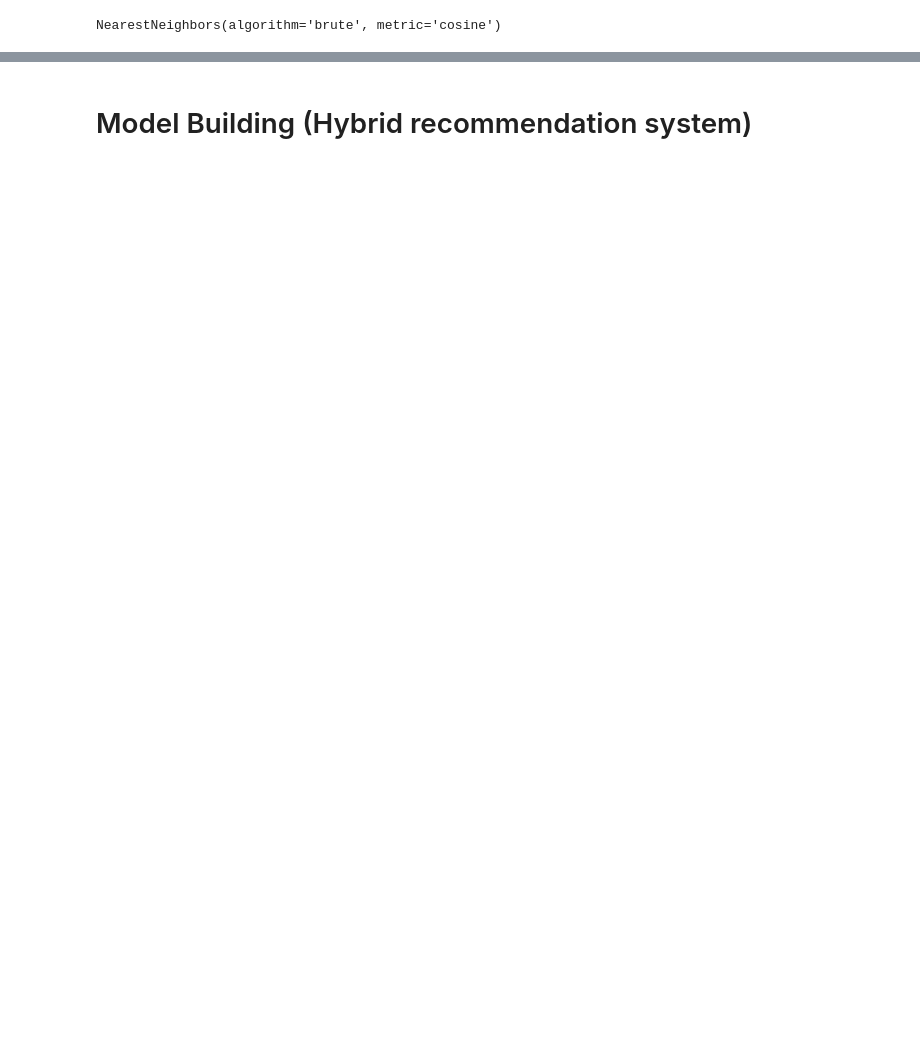
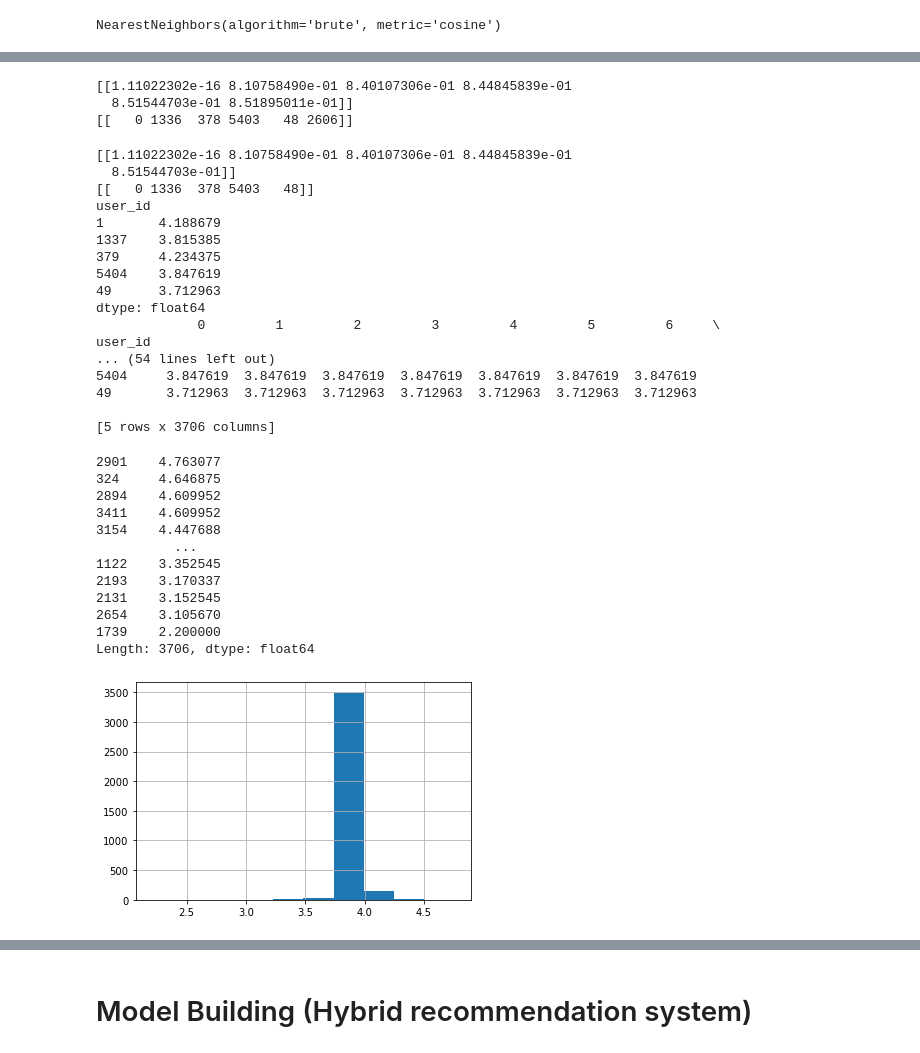
Before and after one commit to LazySiru/movieRecommendation, a Jupyter notebook: recommendationSystem/Recommendation.ipynb, the cells around one changed output, grey strips where cells are left out. Drawn from its saved outputs; the diff is of its cells as text; code cells hidden in the pictures; blank space fills up the shorter version.

```diff
--- a/recommendationSystem/Recommendation.ipynb
+++ b/recommendationSystem/Recommendation.ipynb
@@ -460,0 +464,4 @@ user_item_csr
+# %%
+
+user_rating_avg = user_item_matrix.apply(lambda row: row[row != 0].mean(), axis=1)
+user_rating_avg
@@ -463,6 +521,6 @@ user_item_csr
 from sklearn.neighbors import NearestNeighbors
 
 knn_cf = NearestNeighbors(metric='cosine', algorithm='brute')
-knn_cf.fit(user_item_csr)
+knn_cf.fit(modified_df)
 # %% [output]
 NearestNeighbors(algorithm='brute', metric='cosine')
@@ -469,3 +543,77 @@ NearestNeighbors(algorithm='brute', metric='cosine')
+# %%
+
+user_id = 1
+
+user_idx = users[users['user_id'] == user_id].index
+user_vect =
+
+distances_cf, idx_cf = knn_cf.kneighbors(
+    user_vect,
+    n_neighbors = 5 + 1
+)
+
+print(distances_cf)
+print(idx_cf)
+# %% [output]
+[[1.11022302e-16 8.10758490e-01 8.40107306e-01 8.44845839e-01
+  8.51544703e-01 8.51895011e-01]]
+[[   0 1336  378 5403   48 2606]]
+# %%
+def clf(user_id, n_neighbors = 5):
+    user_idx = users[users['user_id'] == user_id].index
+    user_vect = modified_df.iloc[user_idx, :]
+
+    distances_cf, idx_cf = knn_cf.kneighbors(
+        user_vect,
+        n_neighbors = n_neighbors
+    )
+
+    print(distances_cf)
+    print(idx_cf)
+    print(user_rating_avg.iloc[idx_cf[0]])
+
+    #print(modified_df.iloc[idx_cf[0]])
+
+    predicted_nn = modified_df.iloc[idx_cf[0]].apply(lambda row: row + user_rating_avg[row.name] , axis=1)
+    print(predicted_nn)
+
+    return predicted_nn.apply(np.mean, axis=0)
+
+
+clf(1 ).hist()
+
+clf(1 ).sort_values(ascending=False)
+# %% [output]
+[[1.11022302e-16 8.10758490e-01 8.40107306e-01 8.44845839e-01
+  8.51544703e-01]]
+[[   0 1336  378 5403   48]]
+user_id
+1       4.188679
+1337    3.815385
+379     4.234375
+5404    3.847619
+49      3.712963
+dtype: float64
+             0         1         2         3         4         5         6     \
+user_id
+... (54 lines left out)
+5404     3.847619  3.847619  3.847619  3.847619  3.847619  3.847619  3.847619
+49       3.712963  3.712963  3.712963  3.712963  3.712963  3.712963  3.712963
+
+[5 rows x 3706 columns]
+2901    4.763077
+324     4.646875
+2894    4.609952
+3411    4.609952
+3154    4.447688
+          ...
+1122    3.352545
+2193    3.170337
+2131    3.152545
+2654    3.105670
+1739    2.200000
+Length: 3706, dtype: float64
+[figure, added]
 # %%
 def get_top_k_movies_rated(user_id, k = 5):
     return merged[merged['user_id'] == user_id].sort_values(
```
Also changed, not shown: parts of 23 cells of this notebook, 1 other file.
